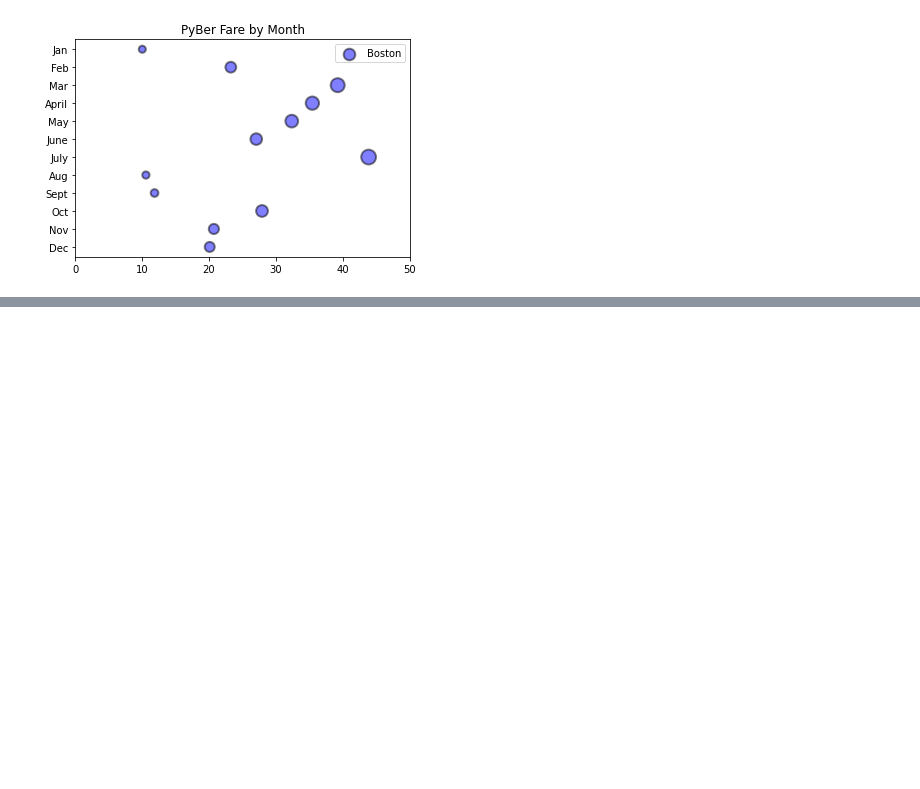
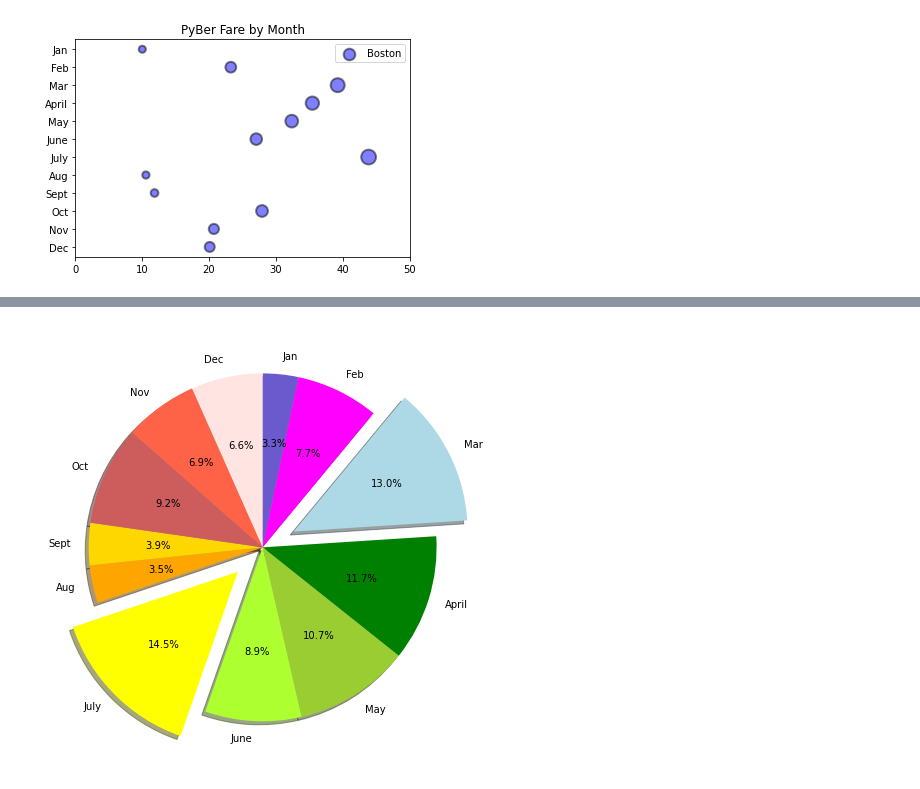
Before and after one commit to juliomeza/PyBer_Analysis, a Jupyter notebook: Untitled.ipynb, the cells around one changed output, grey strips where cells are left out. Saved outputs shown, nothing was run; the diff lists cells and outputs as text; code cells hidden in the pictures; blank space fills up the shorter version.

```diff
--- a/Untitled.ipynb
+++ b/Untitled.ipynb
@@ -191,0 +201,9 @@ ax.set_xlim(0,50)
+# %%
+colors = ["slateblue", "magenta", "lightblue", "green", "yellowgreen", "greenyellow", "yellow", "orange", "gold", "indianred", "tomato", "mistyrose"]
+explode_values = (0, 0, 0.2, 0, 0, 0, 0.2, 0, 0, 0, 0, 0)
+
+fig, ax = plt.subplots(figsize=(8,8))
+ax.pie(y_axis, labels=x_axis, autopct='%.1f%%', explode=explode_values, colors=colors, shadow=True, startangle=90, counterclock=False)
+plt.show()
+# %% [output]
+[figure, added]
```
Also changed, not shown: parts of 1 cell of this notebook.
